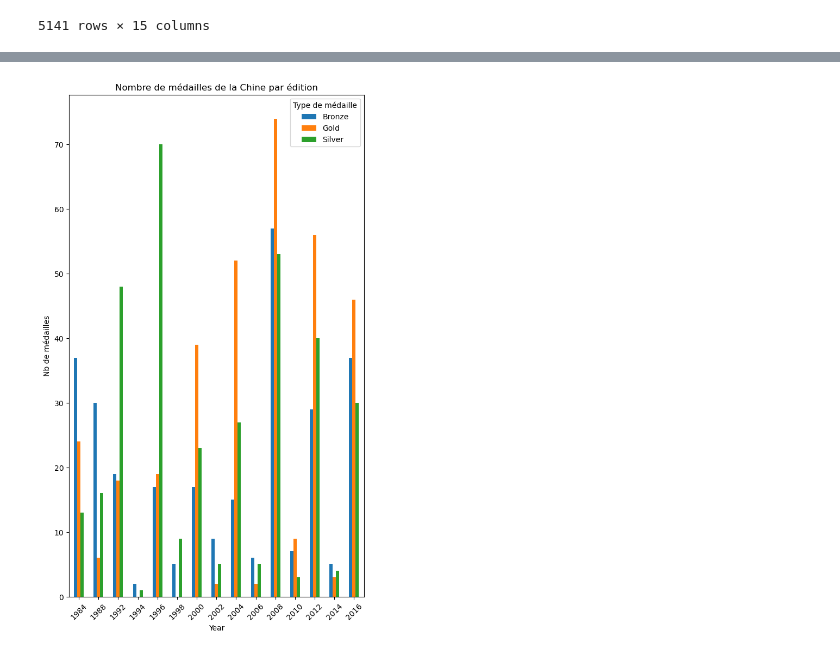
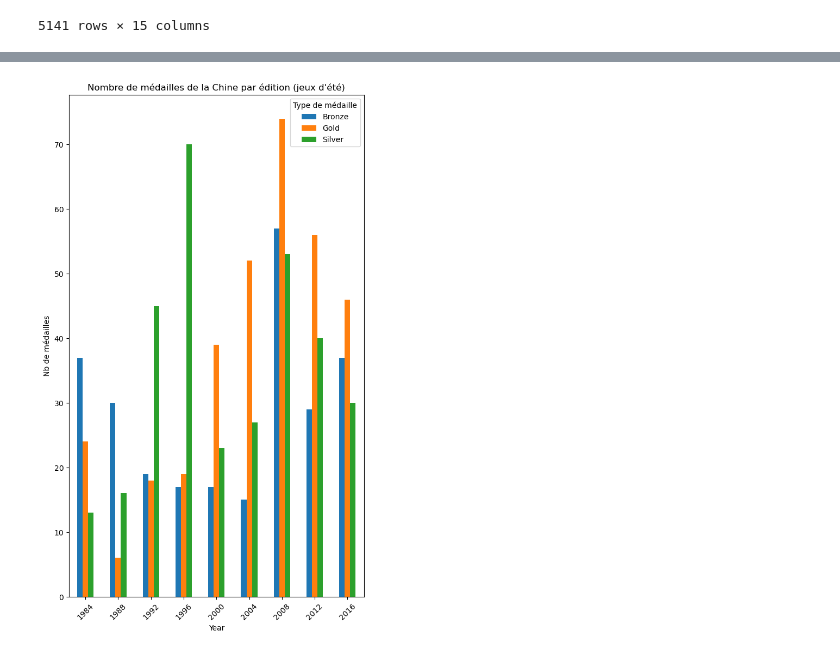
Before and after one commit to id2771/olympic-charts, a Jupyter notebook: evolution_chine.ipynb, the cells around one changed output, grey strips where cells are left out. Drawn from its saved outputs; the diff is of its cells as text; code cells hidden in the pictures.

Commit message:
avancement question Chine et Grece

```diff
--- a/evolution_chine.ipynb
+++ b/evolution_chine.ipynb
@@ -30,3 +31,7 @@ df['Season'] == 'Summer'
 # %%
 # on garde les lignes où la Chine a gagné une médaille
 china_medals = df_chine[df_chine['Medal'].notna()]
+# %%
+# on fait deux tableaux : Jeux d'Été / Jeux d'Hiver
+df_summer = china_medals[china_medals['Season'] == 'Summer']
+df_summer
@@ -33,14 +52,14 @@ china_medals = df_chine[df_chine['Medal'].notna()]
 # %%
 # on regroupe par année et par type de médaille
-medailles_par_annee = china_medals.groupby(['Year', 'Medal']).size().unstack(fill_value=0)
+medailles_par_annee = df_summer.groupby(['Year', 'Medal']).size().unstack(fill_value=0)
 # %%
 medailles_par_annee.plot(kind='bar', figsize=(7,12))
-plt.title('Nombre de médailles de la Chine par édition')
+plt.title("Nombre de médailles de la Chine par édition (jeux d'été)")
 plt.xlabel('Year')
 plt.ylabel('Nb de médailles')
 plt.legend(title='Type de médaille')
 plt.xticks(rotation=45)
 plt.tight_layout
 plt.show()
 # %% [output]
-[figure, old version]
+[figure, new version]
```
Also changed, not shown: parts of 3 cells of this notebook, 2 other files.
